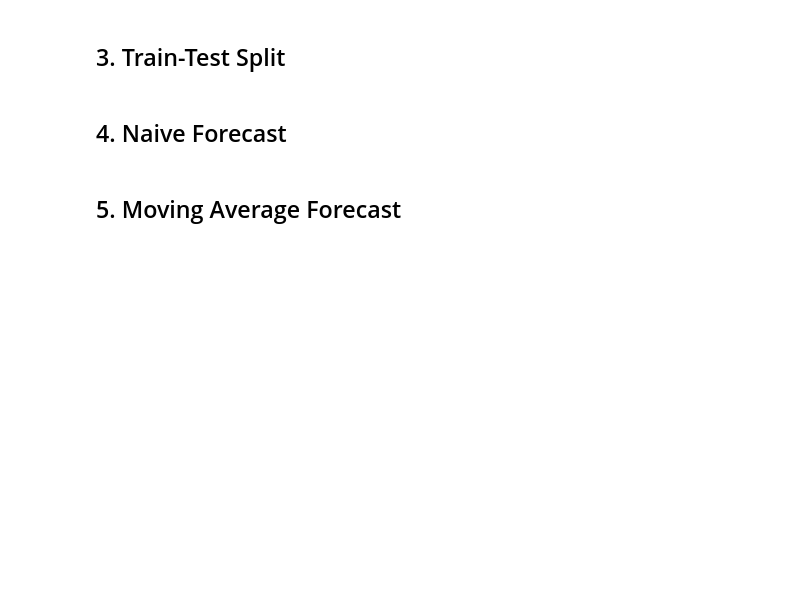
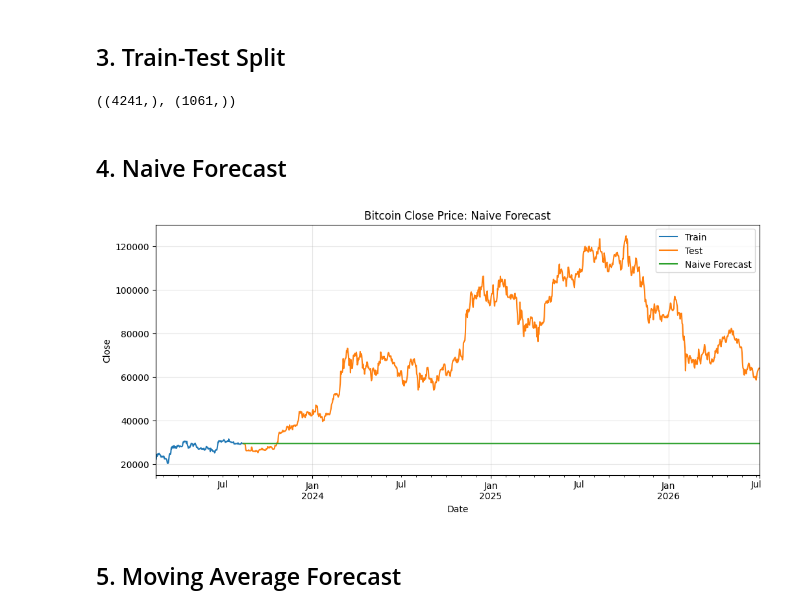
Before and after one commit to mdsoadsolaiman/TimeSeriesFoundationModels, a Jupyter notebook: notebooks/02_Classical_Models.ipynb, the cells around one changed output. Drawn from its saved outputs; the diff is of its cells as text; code cells hidden in the pictures; blank space fills up the shorter version.

```diff
--- a/notebooks/02_Classical_Models.ipynb
+++ b/notebooks/02_Classical_Models.ipynb
@@ -33,24 +41,27 @@ split_idx = int(len(target) * 0.8)
 
 train = target.iloc[:split_idx]
 test = target.iloc[split_idx:]
-y_test = test.copy()
 
 train.shape, test.shape
+# %% [output]
+((4241,), (1061,))
 # %% [markdown]
 ## 4. Naive Forecast
 # %%
-naive_forecast = target.shift(1).reindex(test.index).rename("Naive")
+naive_forecast = pd.Series(train.iloc[-1], index=test.index, name="Naive")
 
 fig, ax = plt.subplots(figsize=(12, 5))
 train.tail(180).plot(ax=ax, label="Train")
 test.plot(ax=ax, label="Test")
 naive_forecast.plot(ax=ax, label="Naive Forecast")
 ax.set_title("Bitcoin Close Price: Naive Forecast")
 ax.set_xlabel("Date")
 ax.set_ylabel("Close")
 ax.legend()
 ax.grid(True, alpha=0.3)
 plt.show()
+# %% [output]
+[figure, added]
 # %% [markdown]
 ## 5. Moving Average Forecast
 # %%
```
Also changed, not shown: parts of 10 cells of this notebook.
